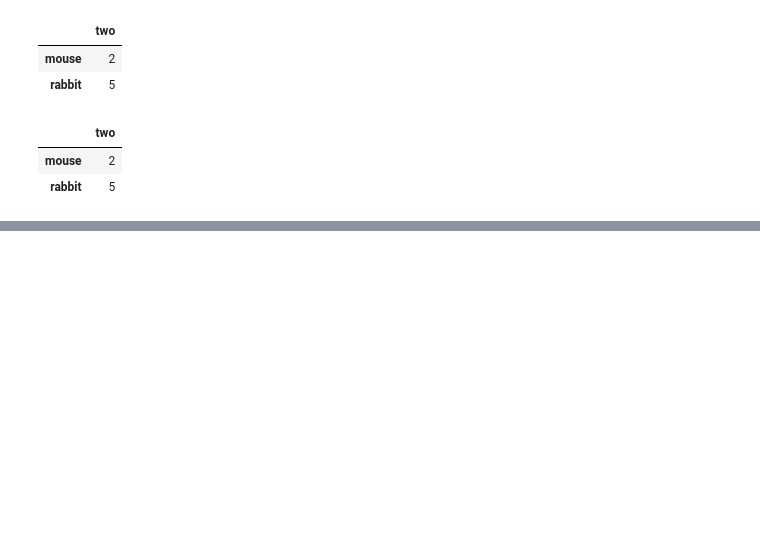
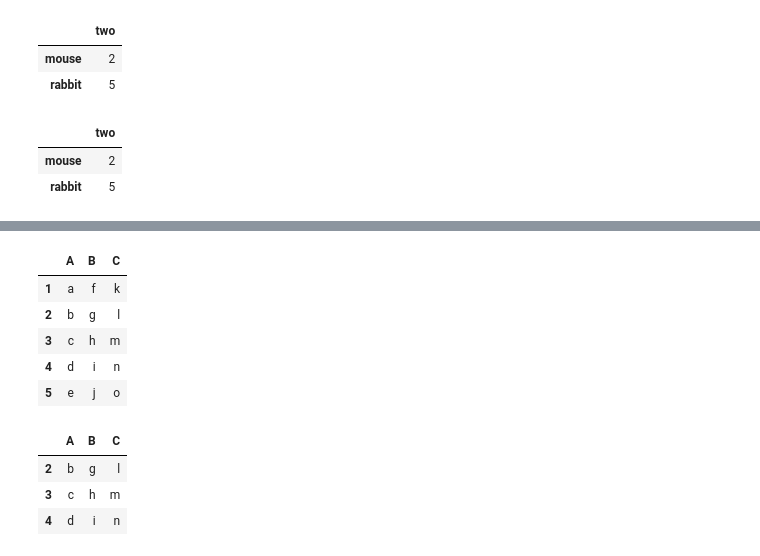
Before and after one commit to tinh2044/python, a Jupyter notebook: machine_learning/pandas/pandas_org/Guide/Data_Frame_Api/Reindexing_selection_label_manipulation.ipynb, the cells around one changed output, grey strips where cells are left out. Cells and saved outputs as stored; diff of their text form; code cells hidden in the pictures; blank space fills up the shorter version.

```diff
--- a/machine_learning/pandas/pandas_org/Guide/Data_Frame_Api/Reindexing_selection_label_manipulation.ipynb
+++ b/machine_learning/pandas/pandas_org/Guide/Data_Frame_Api/Reindexing_selection_label_manipulation.ipynb
@@ -352,0 +403,20 @@ df.filter(like='wo', axis=1)
+# %%
+df = pd.DataFrame({'A': ['a', 'b', 'c', 'd', 'e'],
+                   'B': ['f', 'g', 'h', 'i', 'j'],
+                   'C': ['k', 'l', 'm', 'n', 'o']},
+                  index=[1, 2, 3, 4, 5])
+df
+# %% [output]
+|  | A | B | C |
+| 1 | a | f | k |
+| 2 | b | g | l |
+| 3 | c | h | m |
+| 4 | d | i | n |
+| 5 | e | j | o |
+# %%
+df.truncate(before=2, after=4)
+# %% [output]
+|  | A | B | C |
+| 2 | b | g | l |
+| 3 | c | h | m |
+| 4 | d | i | n |
```
Also changed, not shown: parts of 11 cells of this notebook.
